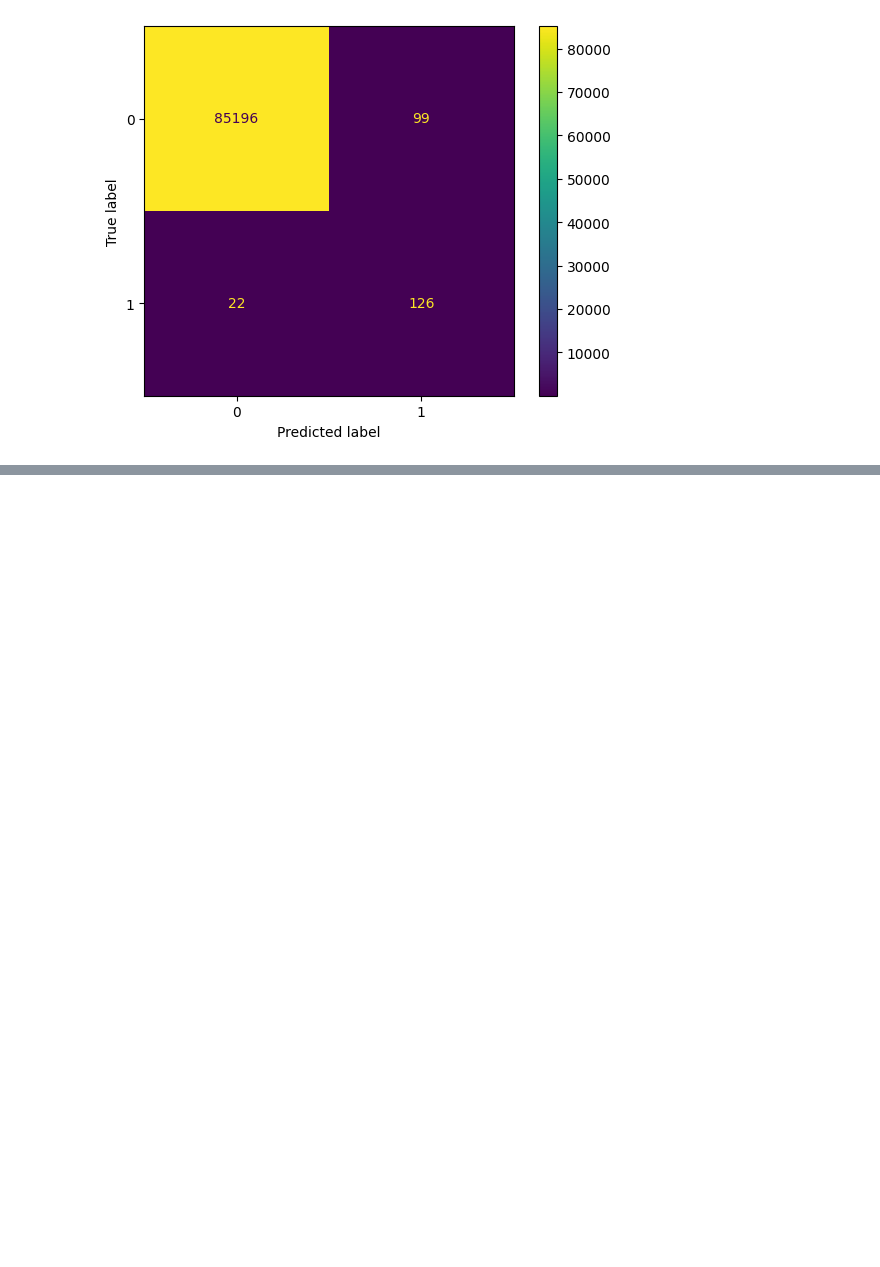
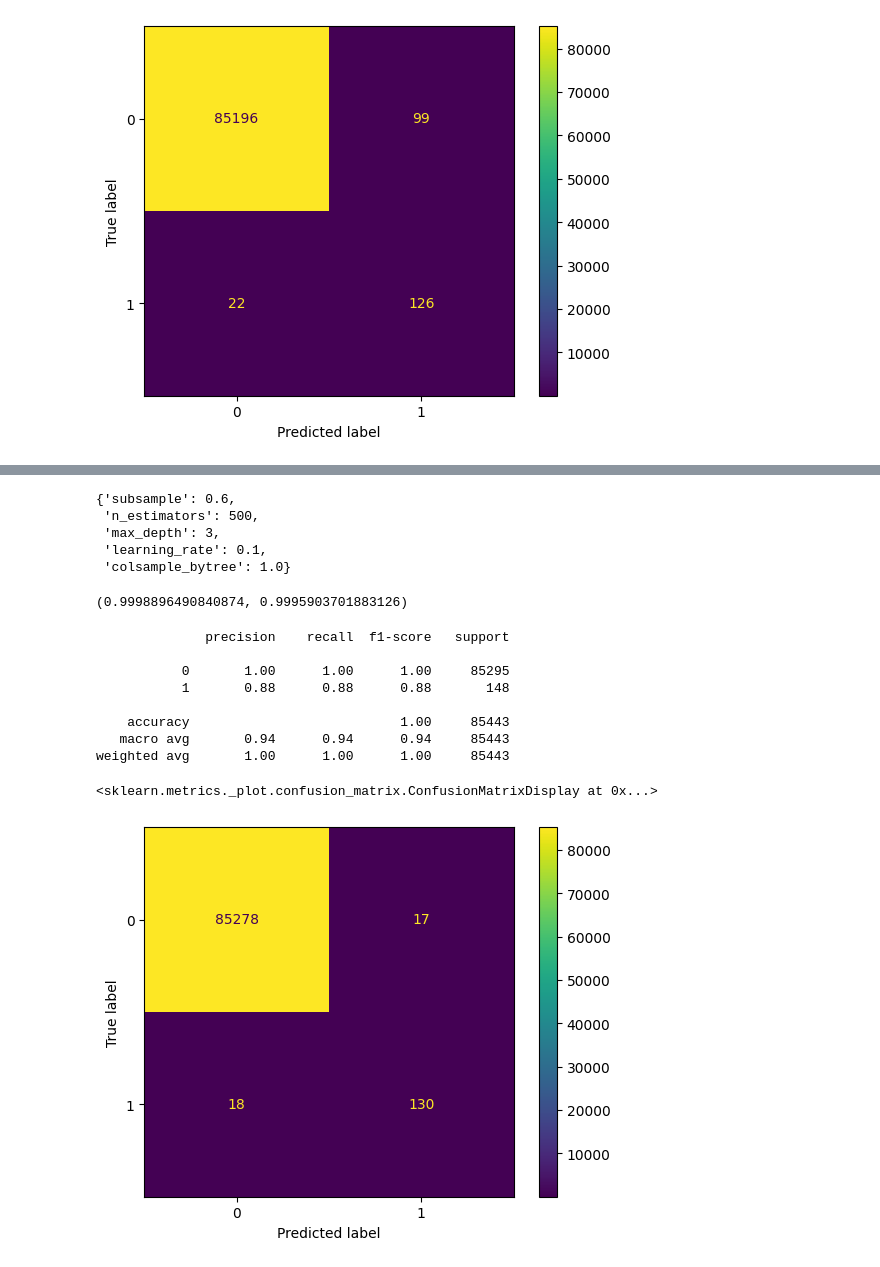
Before and after one commit to MehrdadSamadishadlou/kaggle_Credit_Card_Fraud_Detection, a Jupyter notebook: FraudDetection.ipynb, the cells around one changed output, grey strips where cells are left out. Cells and saved outputs as stored; diff of their text form; code cells hidden in the pictures; blank space fills up the shorter version.

Commit message:
Addign AUP to the models and CV and hyperparameter tuning to the XGB.

```diff
--- a/FraudDetection.ipynb
+++ b/FraudDetection.ipynb
@@ -221,0 +212,33 @@ XGB.feature_names_in_, XGB.feature_importances_
+# %%
+XGB = xgb.XGBClassifier(objective='binary:logistic', eval_metric='aucpr', use_label_encoder=False)
+
+# Define the parameter distributions
+param_dist = {
+    'n_estimators': [100, 500, 1000],
+    'learning_rate': [0.01, 0.05, 0.1, 0.2],
+    'max_depth': [3, 6, 9],
+    'subsample': [0.6, 0.8, 1.0],
+    'colsample_bytree': [0.6, 0.8, 1.0],
+    #'scale_pos_weight': [1, 10, 100, 600]
+}
+
+# Setup Stratified Cross-Validation
+cv = StratifiedKFold(n_splits=3, shuffle=True, random_state=1)
+
+# 4. Initialize Randomized Search
+random_search = RandomizedSearchCV(
+    estimator=XGB,
+    param_distributions=param_dist,
+    n_iter=50,           # Number of random combinations to try
+    scoring='average_precision', # Search goal: Best Precision-Recall AUC
+    cv=cv,
+    verbose=3,
+    random_state=1,
+    n_jobs=-1            # Use all CPU cores
+)
+
+# Fit the model
+random_search.fit(X_train, y_train)
+
+print(f"Best Score (PR-AUC): {random_search.best_score_}")
+print(f"Best Params: {random_search.best_params_}")
@@ -221,0 +266,31 @@ XGB.feature_names_in_, XGB.feature_importances_
+# %%
+random_search.best_params_
+# %% [output]
+{'subsample': 0.6,
+ 'n_estimators': 500,
+ 'max_depth': 3,
+ 'learning_rate': 0.1,
+ 'colsample_bytree': 1.0}
+# %%
+XGB=xgb.XGBClassifier(eval_metric='aucpr', scale_pos_weight=ratio, subsample=0.6, n_estimators=500, max_depth=3, learning_rate=0.1, colsample_bytree=1)
+XGB.fit(X_train, y_train)
+XGB.score(X_train, y_train), XGB.score(X_test, y_test)
+# %% [output]
+(0.9998896490840874, 0.9995903701883126)
+# %%
+y_pred=XGB.predict(X_test)
+cm=confusion_matrix(y_test, y_pred, labels=XGB.classes_)
+cfx = ConfusionMatrixDisplay(confusion_matrix=cm, display_labels=XGB.classes_)
+print(classification_report(y_test, y_pred, labels=XGB.classes_))
+cfx.plot()
+# %% [output]
+              precision    recall  f1-score   support
+
+           0       1.00      1.00      1.00     85295
+           1       0.88      0.88      0.88       148
+
+    accuracy                           1.00     85443
+   macro avg       0.94      0.94      0.94     85443
+weighted avg       1.00      1.00      1.00     85443
+<sklearn.metrics._plot.confusion_matrix.ConfusionMatrixDisplay at 0x...>
+[figure, added]
```
Also changed, not shown: parts of 24 cells of this notebook, 1 other file.
